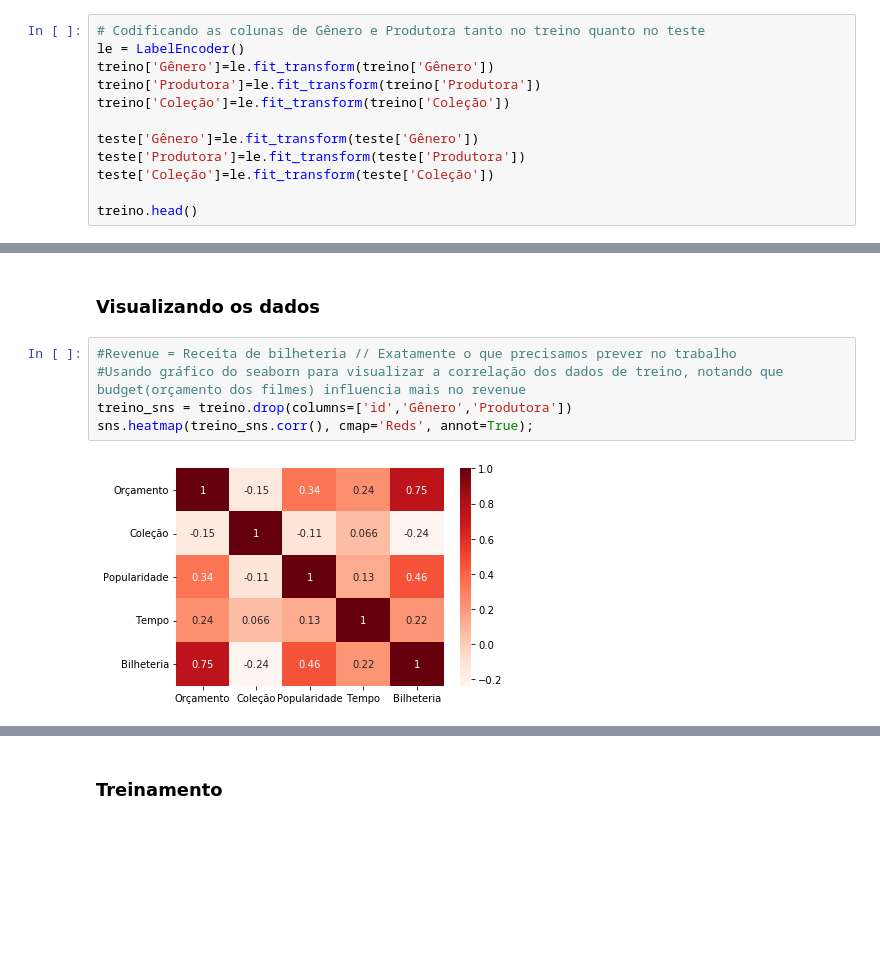
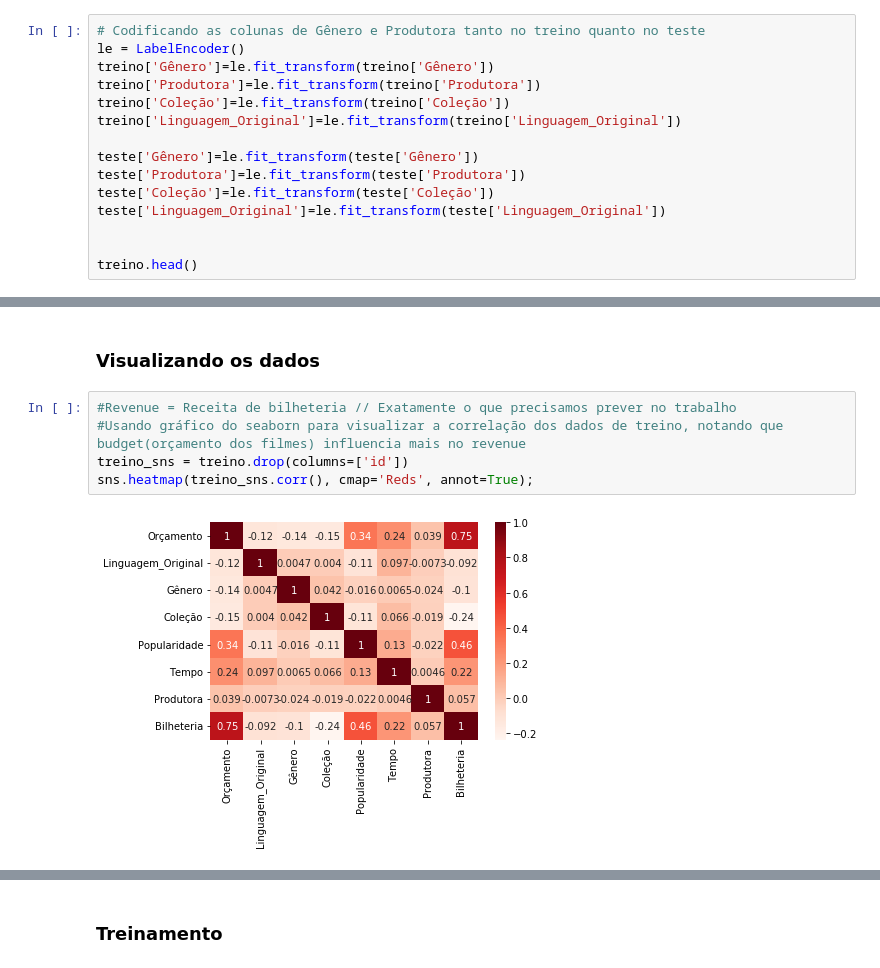
Before and after one commit to wagaojr/TrabalhoFinal-LingProg21.2, a Jupyter notebook: trabalho.ipynb, the cells around one changed output, grey strips where cells are left out. Saved outputs shown, nothing was run; the diff lists cells and outputs as text; blank space fills up the shorter version.

```diff
--- a/trabalho.ipynb
+++ b/trabalho.ipynb
@@ -373,10 +373,13 @@ le = LabelEncoder()
 treino['Gênero']=le.fit_transform(treino['Gênero'])
 treino['Produtora']=le.fit_transform(treino['Produtora'])
 treino['Coleção']=le.fit_transform(treino['Coleção'])
+treino['Linguagem_Original']=le.fit_transform(treino['Linguagem_Original'])
 
 teste['Gênero']=le.fit_transform(teste['Gênero'])
 teste['Produtora']=le.fit_transform(teste['Produtora'])
 teste['Coleção']=le.fit_transform(teste['Coleção'])
+teste['Linguagem_Original']=le.fit_transform(teste['Linguagem_Original'])
+
 
 treino.head()
 # %% [output]
@@ -400,7 +403,7 @@ teste.head()
 # %%
 #Revenue = Receita de bilheteria // Exatamente o que precisamos prever no trabalho
 #Usando gráfico do seaborn para visualizar a correlação dos dados de treino, notando que budget(orçamento dos filmes) influencia mais no revenue
-treino_sns = treino.drop(columns=['id','Gênero','Produtora'])
+treino_sns = treino.drop(columns=['id'])
 sns.heatmap(treino_sns.corr(), cmap='Reds', annot=True);
 # %% [output]
-[figure, old version]
+[figure, new version]
```
Also changed, not shown: parts of 15 cells of this notebook, 1 other file.
